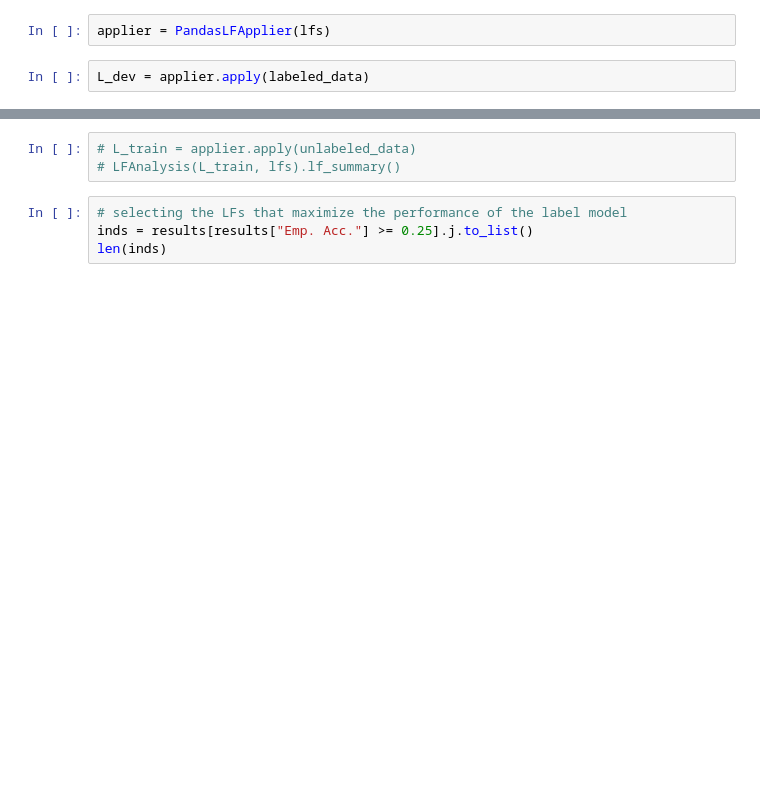
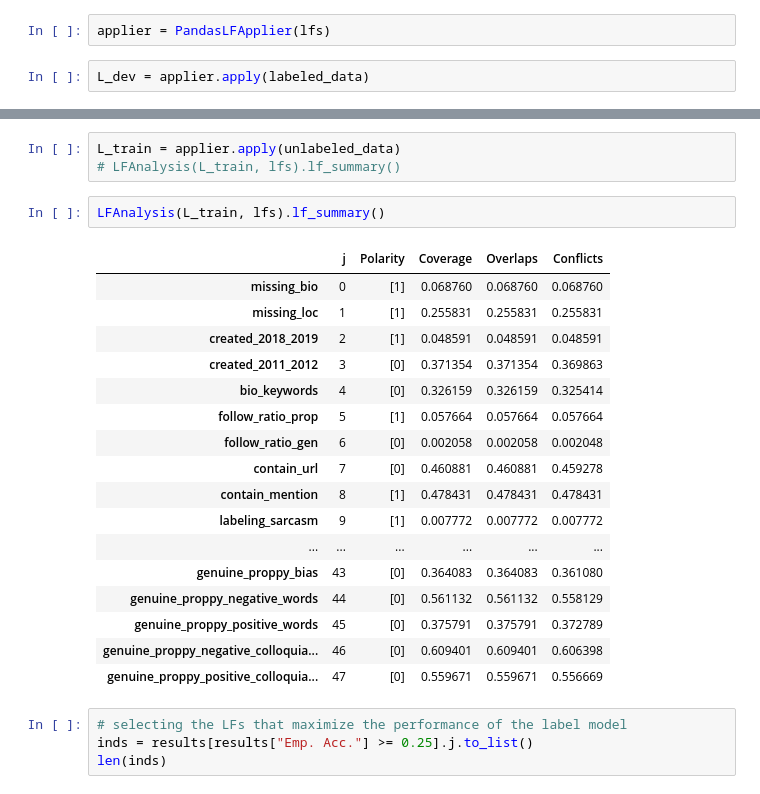
Before and after one commit to iSemantics-ai/Arabic-Propaganda-Detection, a Jupyter notebook: notebooks/labeling_functions.ipynb, the cells around one changed output, grey strips where cells are left out. Cells and saved outputs as stored; diff of their text form; blank space fills up the shorter version.

```diff
--- a/notebooks/labeling_functions.ipynb
+++ b/notebooks/labeling_functions.ipynb
@@ -843,8 +843,28 @@ results
 | genuine_proppy_negative_colloquia... | 46 | [0] | 0.666 | 0.666 | 0.664 | 302 | 31 | 0.906907 |
 | genuine_proppy_positive_colloquia... | 47 | [0] | 0.594 | 0.594 | 0.592 | 276 | 21 | 0.929293 |
 # %%
-# L_train = applier.apply(unlabeled_data)
+L_train = applier.apply(unlabeled_data)
 # LFAnalysis(L_train, lfs).lf_summary()
+# %%
+LFAnalysis(L_train, lfs).lf_summary()
+# %% [output]
+|  | j | Polarity | Coverage | Overlaps | Conflicts |
+| missing_bio | 0 | [1] | 0.068760 | 0.068760 | 0.068760 |
+| missing_loc | 1 | [1] | 0.255831 | 0.255831 | 0.255831 |
+| created_2018_2019 | 2 | [1] | 0.048591 | 0.048591 | 0.048591 |
+| created_2011_2012 | 3 | [0] | 0.371354 | 0.371354 | 0.369863 |
+| bio_keywords | 4 | [0] | 0.326159 | 0.326159 | 0.325414 |
+| follow_ratio_prop | 5 | [1] | 0.057664 | 0.057664 | 0.057664 |
+| follow_ratio_gen | 6 | [0] | 0.002058 | 0.002058 | 0.002048 |
+| contain_url | 7 | [0] | 0.460881 | 0.460881 | 0.459278 |
+| contain_mention | 8 | [1] | 0.478431 | 0.478431 | 0.478431 |
+| labeling_sarcasm | 9 | [1] | 0.007772 | 0.007772 | 0.007772 |
+| ... | ... | ... | ... | ... | ... |
+| genuine_proppy_bias | 43 | [0] | 0.364083 | 0.364083 | 0.361080 |
+| genuine_proppy_negative_words | 44 | [0] | 0.561132 | 0.561132 | 0.558129 |
+| genuine_proppy_positive_words | 45 | [0] | 0.375791 | 0.375791 | 0.372789 |
+| genuine_proppy_negative_colloquia... | 46 | [0] | 0.609401 | 0.609401 | 0.606398 |
+| genuine_proppy_positive_colloquia... | 47 | [0] | 0.559671 | 0.559671 | 0.556669 |
 # %%
 # selecting the LFs that maximize the performance of the label model
 inds = results[results["Emp. Acc."] >= 0.25].j.to_list()
```
Also changed, not shown: parts of 6 cells of this notebook.
